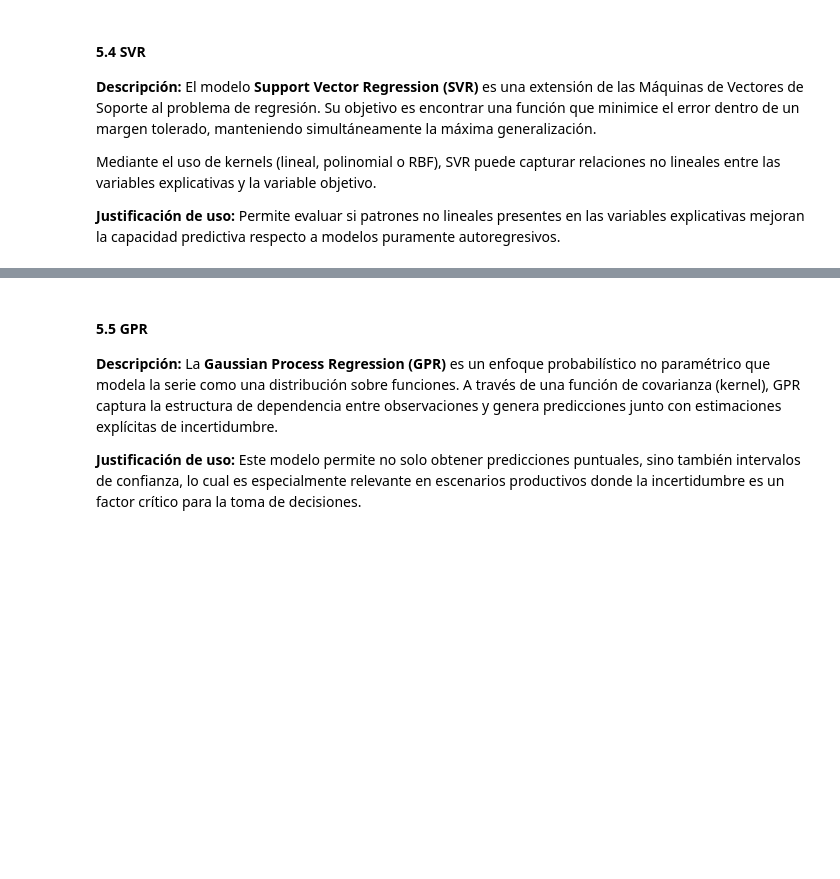
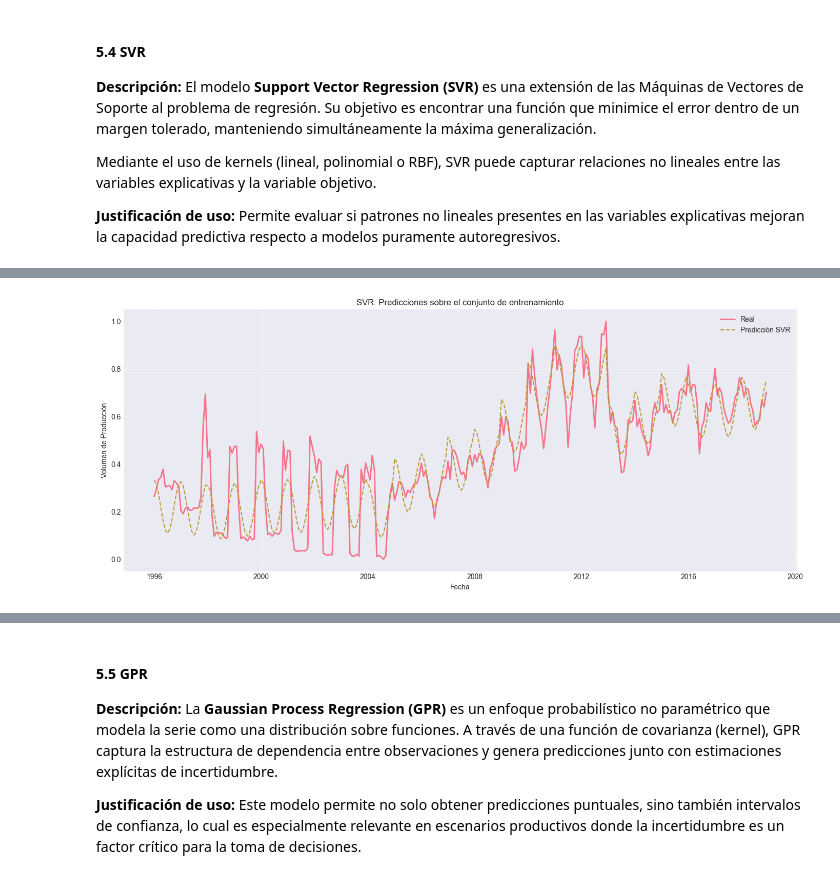
Before and after one commit to juan-pablo-lopez/tc5035-ene26-equipo29, a Jupyter notebook: Avance4.Equipo29.ipynb, the cells around one changed output, grey strips where cells are left out. Drawn from its saved outputs; the diff is of its cells as text; code cells hidden in the pictures; blank space fills up the shorter version.

```diff
--- a/Avance4.Equipo29.ipynb
+++ b/Avance4.Equipo29.ipynb
@@ -853,0 +872,7 @@ Modelo 3: Por implementar
+# %%
+# Tiempo de entrenemiento de SVR
+inicio = time.time()
+svr_model.fit(X_train, y_train)
+fin = time.time()
+
+print("Tiempo SVR:", fin - inicio, "segundos")
@@ -853,0 +940,17 @@ Modelo 3: Por implementar
+# %%
+# SVR: Predicciones sobre conjunto de entrenamiento
+
+y_train_pred_svr = svr_model.predict(X_train)
+
+plt.figure(figsize=(14, 6))
+plt.plot(y_train.index, y_train.values, label='Real', linewidth=2)
+plt.plot(y_train.index, y_train_pred_svr, label='Predicción SVR', linestyle='--')
+plt.xlabel('Fecha')
+plt.ylabel('Volumen de Producción')
+plt.title('SVR: Predicciones sobre el conjunto de entrenamiento')
+plt.legend()
+plt.grid(True, alpha=0.3)
+plt.tight_layout()
+plt.show()
+# %% [output]
+[figure, added]
```
Also changed, not shown: parts of 37 cells of this notebook.
